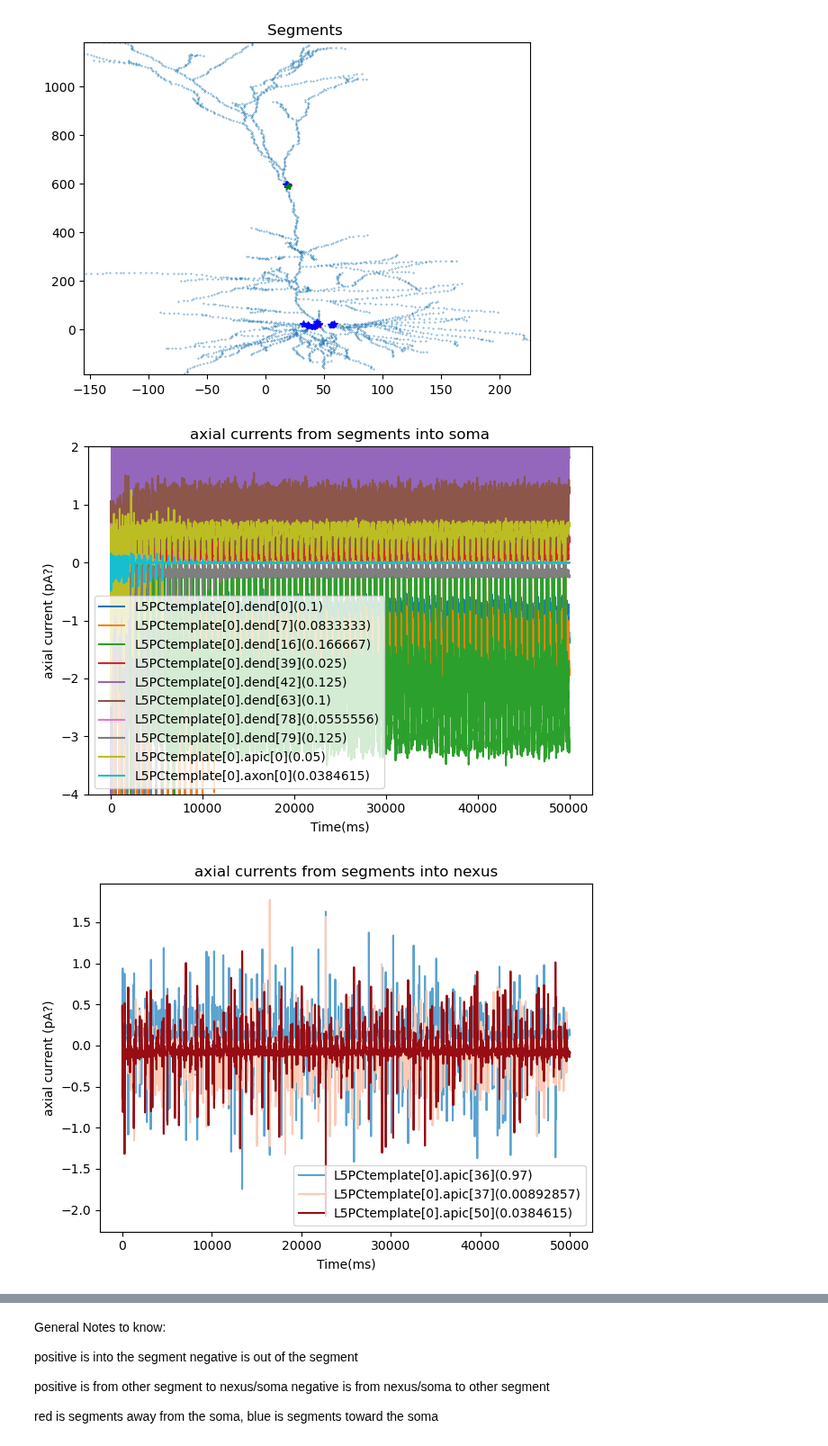
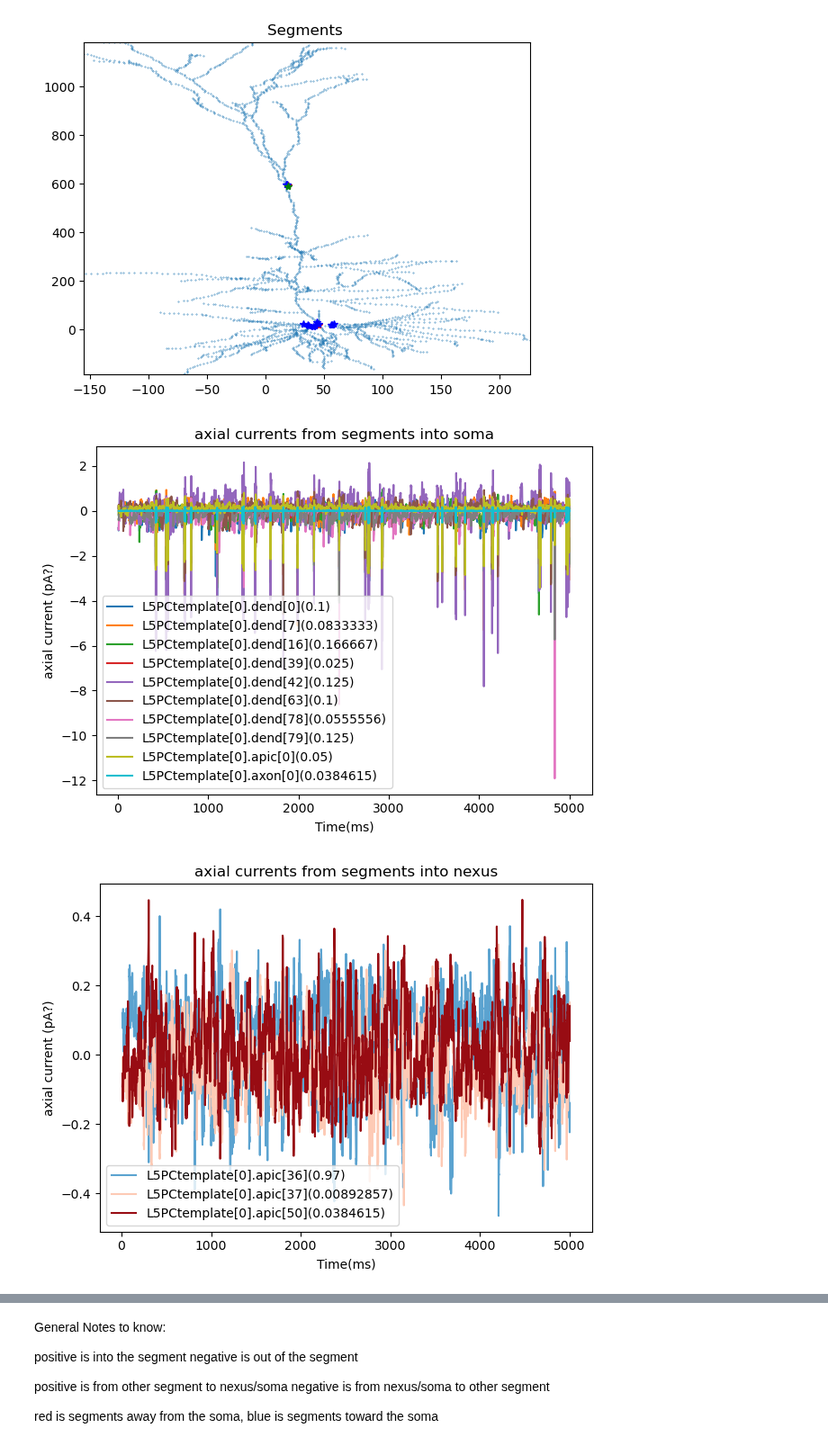
Before and after one commit to davidfague/Neural-Modeling, a Jupyter notebook: notebooks/axial_currents.ipynb, the cells around one changed output, grey strips where cells are left out. Shown at 90% size. Saved outputs shown, nothing was run; the diff lists cells and outputs as text; code cells hidden in the pictures.

```diff
--- a/notebooks/axial_currents.ipynb
+++ b/notebooks/axial_currents.ipynb
@@ -17,6 +17,14 @@ sim_directory = '/home/drfrbc/Neural-Modeling/scripts/2025-03-12-13-52-checking_
 sim_directory = "/home/drfrbc/Neural-Modeling/scripts/2025-03-13-15-12-checking_syn_density_tuning/tuning_Complex_Np5000"
 
 sim_directory = "/home/drfrbc/Neural-Modeling/scripts/2025-03-25-12-57-complex_1rhyth_50sec_fix_soma/sta_Complex_DepthPeriInh0.9500_DepthDistalInh0.9500_Np5000"
+
+sim_directory = "/home/drfrbc/Neural-Modeling/scripts/2025-03-30-15-54-Detailed_tuning_down_dSpikes_lower_Ca_nexus/tuning_Complex_DepthPeriInh0.0150_DepthDistalInh0.0150_InhTuftDensity0.3300_0.2420_0.2750_0.0550_0.2200_0.2310_ExcTuftDensity0.4860_0.4860_0.1080_0.5400_0.5994_Np43656"
+
+sim_directory = "/home/drfrbc/Neural-Modeling/scripts/2025-03-30-17-28-Detailed_tuning_down_dSpikes_lower_Ca_nexus/sta_Complex_DepthPeriInh0.0150_DepthDistalInh0.0150_InhTuftDensity0.3300_0.2420_0.2750_0.0550_0.2200_0.2310_ExcTuftDensity0.4860_0.4860_0.1080_0.5400_0.6026_Np5000"
+
+sim_directory = "/home/drfrbc/Neural-Modeling/scripts/2025-03-31-10-18-Running STA/sta_Complex_DepthPeriInh0.0150_DepthDistalInh0.0150_InhTuftDensity0.3300_0.2310_0.2750_0.0572_0.2200_0.2310_ExcTuftDensity0.4860_0.4860_0.1080_0.5400_0.6026_Np5000"
+
+sim_directory = "/home/drfrbc/Neural-Modeling/scripts/2025-03-31-15-08-Running_STA/sta_Complex_DepthPeriInh0.0150_DepthDistalInh0.0150_InhTuftDensity0.8800_0.3850_0.3850_0.0572_0.2200_0.2310_ExcTuftDensity0.9720_0.4860_0.1080_0.5400_0.6026_Np5000"
 # %%
 v = analysis.DataReader.read_data(sim_directory, "v")
 seg_data = pd.read_csv(os.path.join(sim_directory, "segment_data.csv"))
@@ -143,30 +151,30 @@ t = np.arange(0, parameters.h_tstop+parameters.h_dt, parameters.h_dt)
 # %%
 # plot the axial currents axial currents.
 
 t = np.arange(0, parameters.h_tstop+parameters.h_dt, parameters.h_dt)
 t=t[100:]
 for seg_interest_type, seg_interest_data in segments_of_interest.items():
     # print(f"{seg_interest_type} {seg_interest_data}")
     is_soma = True if seg_interest_type == 'soma' else False
     plt.figure()
     plt.title(f"axial currents from segments into {seg_interest_type}")
     for relative_type in ['ascendant', 'descendant']:
         cmap = plt.cm.Blues if relative_type == 'ascendant' else plt.cm.Reds
         num_segments = len(seg_interest_data[f'{relative_type}_ids'])
         fractions = np.linspace(0.2, 0.9, num_segments) if num_segments > 1 else [0.55] # Generate fractions in the range [0.3, 0.8] to avoid very light colors.
         for i, seg_id in enumerate(seg_interest_data[f'{relative_type}_ids']):
             color = cmap(fractions[i])
             if is_soma:
                 plt.plot(t, seg_interest_data[f'{relative_type}_currents'][i][100:], label = seg_interest_data[f'{relative_type}_names'][i]) # can make the lines clearer
-                plt.ylim([-4,2])
+                # plt.ylim([-4,2])
             else:
                 plt.plot(t, seg_interest_data[f'{relative_type}_currents'][i][100:], label = seg_interest_data[f'{relative_type}_names'][i], color=color)
-    # plt.xlim(10,)
+    # plt.xlim(48000,50000)
     plt.xlabel('Time(ms)')
     plt.ylabel('axial current (pA?)')
     plt.legend()
     plt.tight_layout()
     plt.show()
 # %% [output]
-[figure, old version]
+[figure, new version]
-[figure, old version]
+[figure, new version]
```
Also changed, not shown: parts of 11 cells of this notebook.
